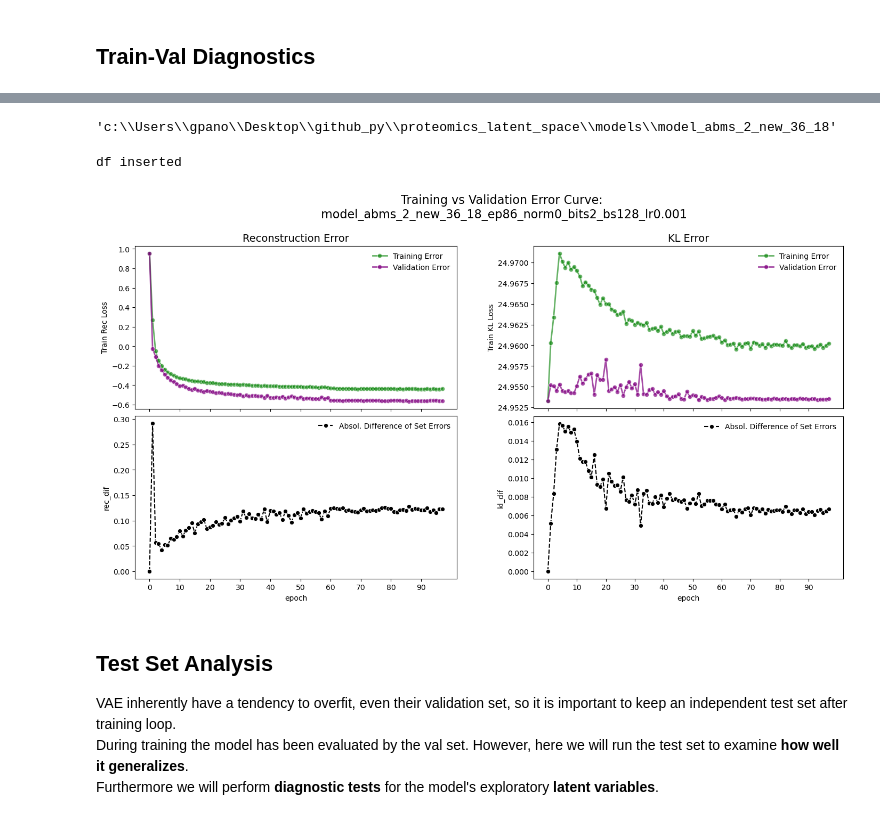
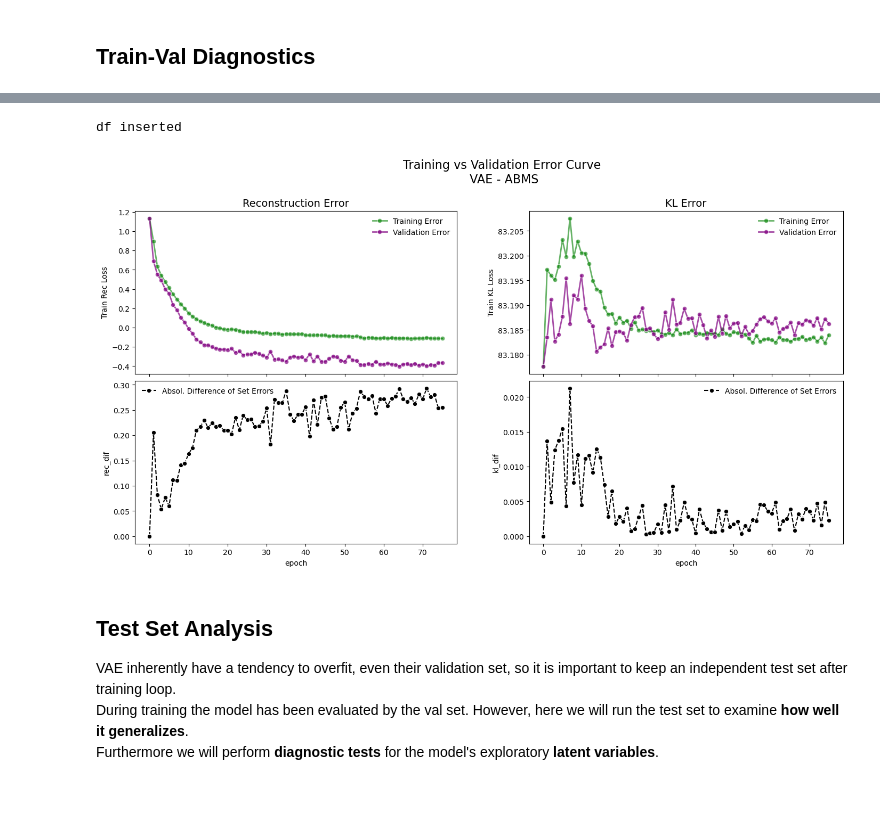
Before and after one commit to panos-gbio/Proteomics-in-Latent-Space, a Jupyter notebook: 02_run_model_ABMS.ipynb, the cells around one changed output, grey strips where cells are left out. Saved outputs shown, nothing was run; the diff lists cells and outputs as text; code cells hidden in the pictures.

```diff
--- a/02_run_model_ABMS.ipynb
+++ b/02_run_model_ABMS.ipynb
@@ -292,9 +296,8 @@ During training, these are computed:
 # %%
 # 130 - 90 - 45
 # 54 - 36 - 18
-hidden_dim = 36
-latent_dim = 18
-n="abms_4_new"
+hidden_dim = 54
+latent_dim = 30
 
 # Instantiate the model
 model1 = v1.VAE(
@@ -302,21 +305,11 @@ model1 = v1.VAE(
     latent_dim=latent_dim,
     hidden_layer=True,
     hidden_dim=hidden_dim,
-    output_activ=nn.Sigmoid(),
+    output_activ=None,
 ).to(device)
 
-# model2 = v2.VAE(n_features=54,
-#               latent_dim=33,
-#               hidden_layer= True,
-#               hidden_dim_1=54,
-#               hidden_dim_2=45,
-#               sigmoid=True).to(device)
-
-
 # need to set the model name with the layers - usefull for creating its unique folder
-model_name = f"model_{n}_{hidden_dim}_{latent_dim}"
-
-# the optimizer is in the train-val loop
+model_name = f"{n}_{hidden_dim}_{latent_dim}"
 
 
 ## Create a "models" folder and the specifics model's directory to save figures
@@ -346,7 +339,7 @@ loss_fun = cf.loss_fun_gauss
 model_name=model_name
 path=model_path
 epoch = 200
-learn_r = 0.005
+learn_r = 0.0025
 freebits = 4
 patience = 7
 batch_size = 128
@@ -364,7 +376,7 @@ Directory already exists: c:\Users\gpano\Desktop\github_py\proteomics_latent_spa
 # Run the loop - see the parameters
 # extract the batch, epoch data and the parameters string
 
-batch_dict, epoch_dict,hyperparam_str = uf.train_val_loop_v2(
+batch_dict, epoch_dict,hyperparam_str = uf.train_val_loop(
 model = model,
 train_loader=train_loader,
 val_loader=val_loader,
@@ -376,7 +388,8 @@ patience=patience,
 learn_r = learn_r,
 freebits = freebits,
 batch_size = batch_size,
-norm = norm
+norm = norm,
+information = True
 )
 # %% [output]
 Performing pre-training evaluation on the model in epoch 0
@@ -418,13 +431,18 @@ epoch_run
 fig, axes = plt.subplots(1,3,figsize=(15,4))
 
 # use the plot trainining_loss_sp function for all the error in the iteration dictionary
-uf.plot_training_loss_sp(axes[0], batch_dict["Train Rec Loss"], epoch_run, averaging_iterations=20, custom_label=" (reconstruction)")
-uf.plot_training_loss_sp(axes[1], batch_dict["Train KL Loss"], epoch_run, averaging_iterations=20, custom_label=" (kl)")
-uf.plot_training_loss_sp(axes[2], batch_dict["Train total Loss"], epoch_run, averaging_iterations=20, custom_label=" (total)")
+uf.plot_training_loss_sp(axes[0], batch_dict["Train Rec Loss"], epoch_run, averaging_iterations=20, custom_label=" (Rec)")
+uf.plot_training_loss_sp(axes[1], batch_dict["Train KL Loss"], epoch_run, averaging_iterations=20, custom_label=" (KL term)")
+uf.plot_training_loss_sp(axes[2], batch_dict["Train total Loss"], epoch_run, averaging_iterations=20, custom_label=" (Total)")
 
-fig.suptitle(f"Training Loss:\n {model_name} {hyperparam_str}",
+fig.suptitle(f"Training Loss Curve for VAE-ABMS",
              y=1.1,x=.54,
              fontsize=14)
+
+axes[0].legend(frameon=False)
+axes[1].legend(frameon=False)
+axes[2].legend(frameon=False)
+
 plt.subplots_adjust(hspace=0.35)  # Adjust the value as needed
 
 plt.savefig(path + "\\trainloss_curve.png", dpi=600, bbox_inches="tight")
@@ -444,17 +462,13 @@ epoch_df = uf.convert_epoch_df(epoch_dict)
-# %%
-model_path
-# %% [output]
-'c:\\Users\\gpano\\Desktop\\github_py\\proteomics_latent_space\\models\\model_abms_2_new_36_18'
 # %%
 uf.get_train_vs_val_metrics(
     epoch_df=epoch_df,
+    epoch = epoch_run,
+    plot_title = "VAE - ABMS",
     savepath=model_path,
-    epoch=epoch_run,
-    model_id=model_id
 )
 # %% [output]
 df inserted
-[figure, old version]
+[figure, new version]
 # %% [markdown]
 ## Test Set Analysis
 VAE inherently have a tendency to overfit, even their validation set, so it is important to keep an independent test set after training loop. <br>
```
Also changed, not shown: parts of 42 cells of this notebook, 20 other files.
